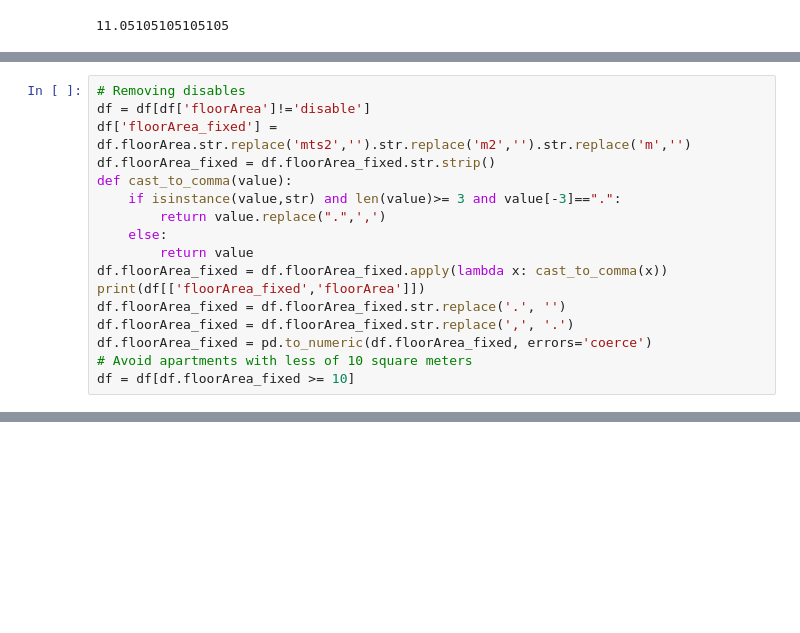
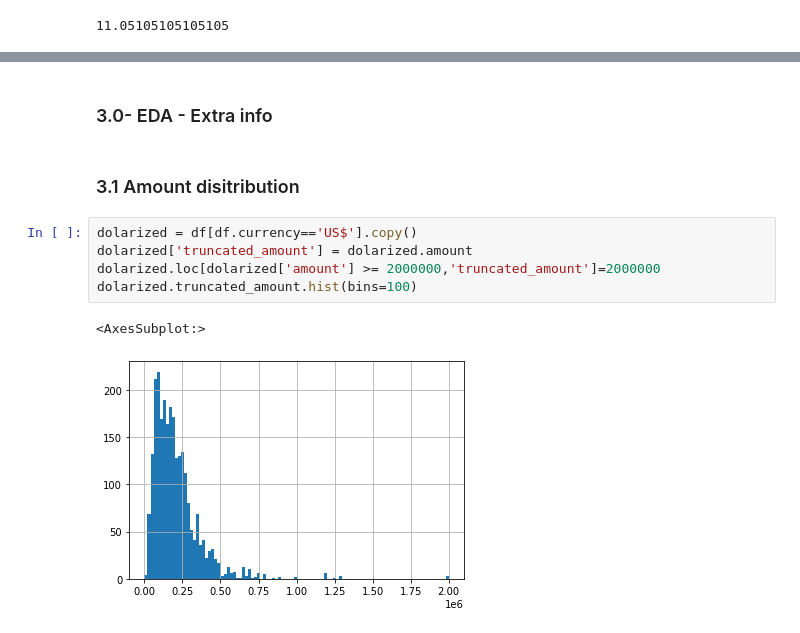
Before and after one commit to navicor90/real_state_analysis, a Jupyter notebook: eda_houses.ipynb, the cells around one changed output, grey strips where cells are left out. Saved outputs shown, nothing was run; the diff lists cells and outputs as text; blank space fills up the shorter version.

```diff
--- a/eda_houses.ipynb
+++ b/eda_houses.ipynb
@@ -205,17 +212,0 @@ len(df[df['url'].str.contains("depart")])/len(df)
-# %%
-# Removing disables
-df = df[df['floorArea']!='disable']
-df['floorArea_fixed'] = df.floorArea.str.replace('mts2','').str.replace('m2','').str.replace('m','')
-df.floorArea_fixed = df.floorArea_fixed.str.strip()
-def cast_to_comma(value):
-    if isinstance(value,str) and len(value)>= 3 and value[-3]==".":
-        return value.replace(".",',')
-    else:
-        return value
-df.floorArea_fixed = df.floorArea_fixed.apply(lambda x: cast_to_comma(x))
-print(df[['floorArea_fixed','floorArea']])
-df.floorArea_fixed = df.floorArea_fixed.str.replace('.', '')
-df.floorArea_fixed = df.floorArea_fixed.str.replace(',', '.')
-df.floorArea_fixed = pd.to_numeric(df.floorArea_fixed, errors='coerce')
-# Avoid apartments with less of 10 square meters
-df = df[df.floorArea_fixed >= 10]
@@ -550,0 +312,12 @@ df1.merge(df2, left_index=True,right_index=True)
+# %% [markdown]
+### 3.0- EDA - Extra info
+# %% [markdown]
+### 3.1 Amount disitribution
+# %%
+dolarized = df[df.currency=='US$'].copy()
+dolarized['truncated_amount'] = dolarized.amount
+dolarized.loc[dolarized['amount'] >= 2000000,'truncated_amount']=2000000
+dolarized.truncated_amount.hist(bins=100)
+# %% [output]
+<AxesSubplot:>
+[figure, added]
```
Also changed, not shown: parts of 81 cells of this notebook, 5 other files.
